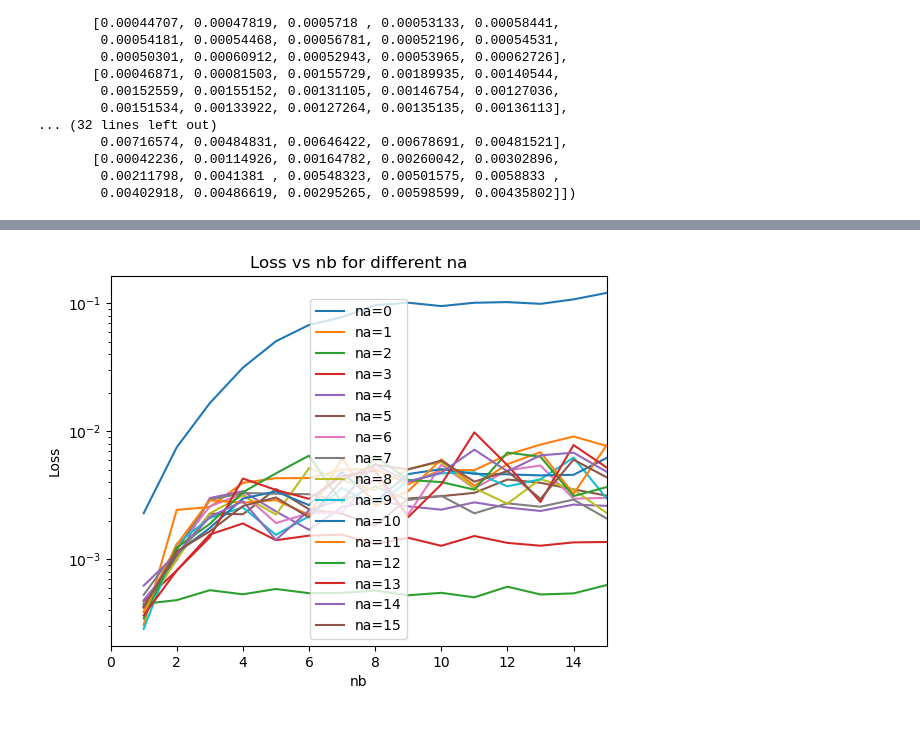
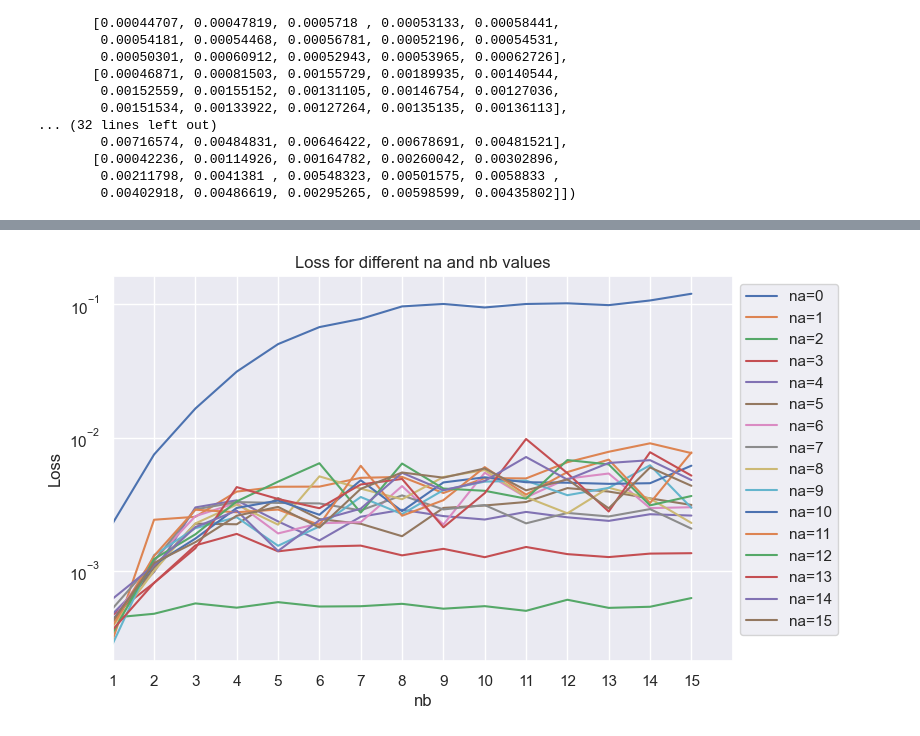
Before and after one commit to GerbenBeintema/gym-unbalanced-disk, a Jupyter notebook: OptimalNarx.ipynb, the cells around one changed output, grey strips where cells are left out. Saved outputs shown, nothing was run; the diff lists cells and outputs as text; code cells hidden in the pictures.

Commit message:
Create Nice looking plots

```diff
--- a/OptimalNarx.ipynb
+++ b/OptimalNarx.ipynb
@@ -72,0 +67,8 @@ plt.show()
+# %%
+sns.set(rc={'figure.figsize': (10, 8)})
+ax = sns.heatmap(np.log(store_loss), annot=True, linewidths=.5)
+ax.set(xlabel='nb', ylabel='na')
+ax.set_xticklabels(np.arange(1, 16))
+ax.set_title('Log of Loss for different na and nb values')
+ax.xaxis.set_ticks_position('top')
+ax.xaxis.set_label_position('top')
@@ -73,26 +77,29 @@ plt.show()
 # %%
-x = np.arange(1,16)
-plt.semilogy(x, store_loss[0], label='na=0')
-plt.semilogy(x, store_loss[1], label='na=1')
-plt.semilogy(x, store_loss[2], label='na=2')
-plt.semilogy(x, store_loss[3], label='na=3')
-plt.semilogy(x, store_loss[4], label='na=4')
-plt.semilogy(x, store_loss[5], label='na=5')
-plt.semilogy(x, store_loss[6], label='na=6')
-plt.semilogy(x, store_loss[7], label='na=7')
-plt.semilogy(x, store_loss[8], label='na=8')
-plt.semilogy(x, store_loss[9], label='na=9')
-plt.semilogy(x, store_loss[10], label='na=10')
-plt.semilogy(x, store_loss[11], label='na=11')
-plt.semilogy(x, store_loss[12], label='na=12')
-plt.semilogy(x, store_loss[13], label='na=13')
-plt.semilogy(x, store_loss[14], label='na=14')
-plt.semilogy(x, store_loss[15], label='na=15')
-plt.legend()
-plt.title('Loss vs nb for different na')
+sns.set(rc={'figure.figsize': (8, 5)})
+x = np.arange(1, 16)
+sns.lineplot(x=x, y=store_loss[0, :], label='na=0')
+sns.lineplot(x=x, y=store_loss[1, :], label='na=1')
+sns.lineplot(x=x, y=store_loss[2, :], label='na=2')
+sns.lineplot(x=x, y=store_loss[3, :], label='na=3')
+sns.lineplot(x=x, y=store_loss[4, :], label='na=4')
+sns.lineplot(x=x, y=store_loss[5, :], label='na=5')
+sns.lineplot(x=x, y=store_loss[6, :], label='na=6')
+sns.lineplot(x=x, y=store_loss[7, :], label='na=7')
+sns.lineplot(x=x, y=store_loss[8, :], label='na=8')
+sns.lineplot(x=x, y=store_loss[9, :], label='na=9')
+sns.lineplot(x=x, y=store_loss[10, :], label='na=10')
+sns.lineplot(x=x, y=store_loss[11, :], label='na=11')
+sns.lineplot(x=x, y=store_loss[12, :], label='na=12')
+sns.lineplot(x=x, y=store_loss[13, :], label='na=13')
+sns.lineplot(x=x, y=store_loss[14, :], label='na=14')
+sns.lineplot(x=x, y=store_loss[15, :], label='na=15')
+plt.yscale('log')
 plt.xlabel('nb')
 plt.ylabel('Loss')
-plt.xlim(0, 15)
+plt.title('Loss for different na and nb values')
+plt.legend(bbox_to_anchor=(1, 1))
+plt.xticks(np.arange(1, 16))
+plt.xlim(1, 16)
 plt.show()
 # %% [output]
-[figure, old version]
+[figure, new version]
```
Also changed, not shown: parts of 4 cells of this notebook.
